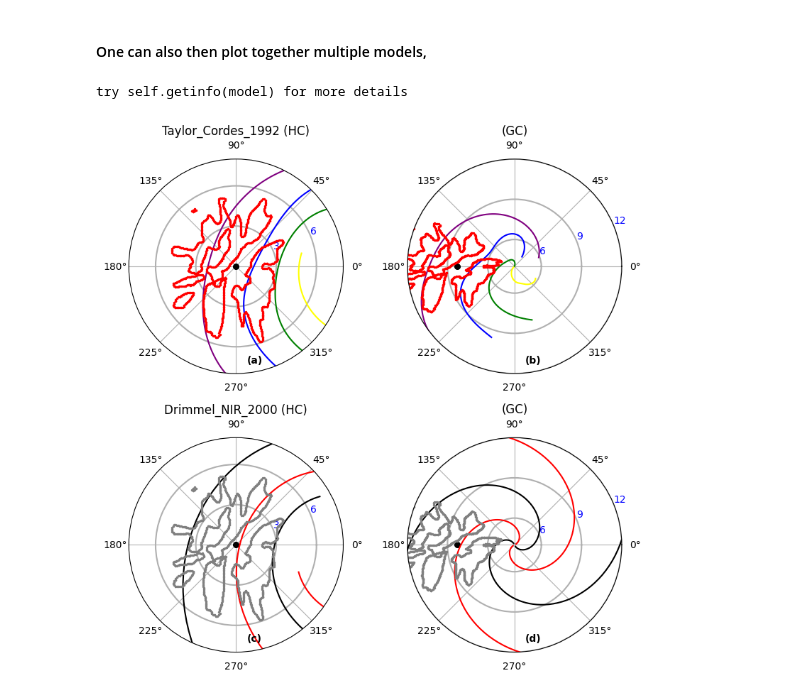
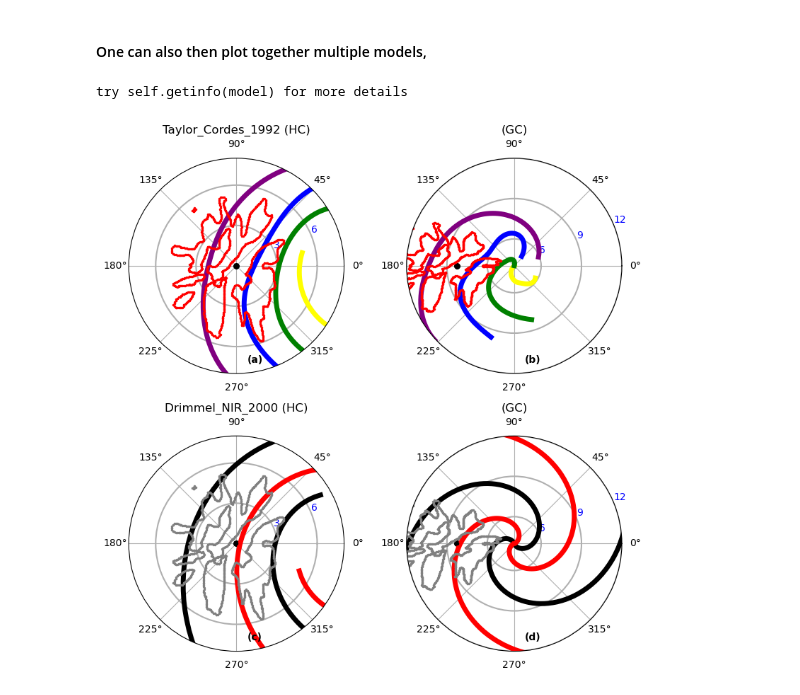
Before and after one commit to Abhaypru/SpiralMap, a Jupyter notebook: demo_spiralmap.ipynb, the cells around one changed output. Saved outputs shown, nothing was run; the diff lists cells and outputs as text; code cells hidden in the pictures.

```diff
--- a/demo_spiralmap.ipynb
+++ b/demo_spiralmap.ipynb
@@ -321,7 +325,7 @@ plt.close('all')
 fig = plt.figure(figsize=(8.,8.))
 #
 ax = plt.subplot(221, projection='polar')
-plotattrs = {'plot':True,'coordsys':'HC','markersize':5,'markSunGC':True,'polarproj':True}
+plotattrs = {'plot':True,'coordsys':'HC','markersize':5,'markSunGC':True,'polarproj':True,'linewidth':5}
 spirals.readout(plotattrs,model=use_model,arm=use_arm)
 plotattrs = {'plot':True,'coordsys':'HC','markersize':3,'polarproj':True,'armcolour':'red'}
 spirals.readout(plotattrs,model=use_model2,arm='all')
@@ -331,39 +335,39 @@ plt.text(0.55,0.05,'(a)' ,transform=plt.gca().transAxes,weight='bold')
 
 #
 ax = plt.subplot(222, projection='polar')
-plotattrs = {'plot':True,'coordsys':'GC','markersize':5,'markSunGC':True,'polarproj':True}
+plotattrs = {'plot':True,'coordsys':'GC','markersize':5,'markSunGC':True,'polarproj':True,'linewidth':5}
 spirals.readout(plotattrs,model=use_model,arm=use_arm)
 plotattrs = {'plot':True,'coordsys':'GC','markersize':3,'polarproj':True,'armcolour':'red'}
 spirals.readout(plotattrs,model=use_model2,arm='all')
 polar_style(ax,title='(GC)')
 ax.set_ylim([4.,12])
 plt.text(0.55,0.05,'(b)' ,transform=plt.gca().transAxes,weight='bold')
 
 #
 use_model = 'Drimmel_NIR_2000'
 use_arm = 'all'
 use_model2 = 'Poggio_cont_2021'
 ax = plt.subplot(223, projection='polar')
-plotattrs = {'plot':True,'coordsys':'HC','markersize':5,'markSunGC':True,'polarproj':True}
+plotattrs = {'plot':True,'coordsys':'HC','markersize':5,'markSunGC':True,'polarproj':True,'linewidth':5}
 spirals.readout(plotattrs,model=use_model,arm=use_arm)
 plotattrs = {'plot':True,'coordsys':'HC','markersize':3,'polarproj':True,'armcolour':'grey'}
 spirals.readout(plotattrs,model=use_model2,arm='all')
 polar_style(ax,title=use_model+' (HC)')
 ax.set_ylim([0.,8])
 plt.text(0.55,0.05,'(c)' ,transform=plt.gca().transAxes,weight='bold')
 
 #
 ax = plt.subplot(224, projection='polar')
-plotattrs = {'plot':True,'coordsys':'GC','markersize':5,'markSunGC':True,'polarproj':True}
+plotattrs = {'plot':True,'coordsys':'GC','markersize':5,'markSunGC':True,'polarproj':True,'linewidth':5}
 spirals.readout(plotattrs,model=use_model,arm=use_arm)
 plotattrs = {'plot':True,'coordsys':'GC','markersize':3,'polarproj':True,'armcolour':'grey'}
 spirals.readout(plotattrs,model=use_model2,arm='all')
 polar_style(ax,title='(GC)')
 ax.set_ylim([4.,12])
 plt.text(0.55,0.05,'(d)' ,transform=plt.gca().transAxes,weight='bold')
 
 plt.tight_layout()
 plt.savefig(figdir+'/multiple_models_polar.pdf', dpi=figdpi)
 # %% [output]
 try self.getinfo(model) for more details
-[figure, old version]
+[figure, new version]
```
Also changed, not shown: parts of 8 cells of this notebook, 5 other files.
